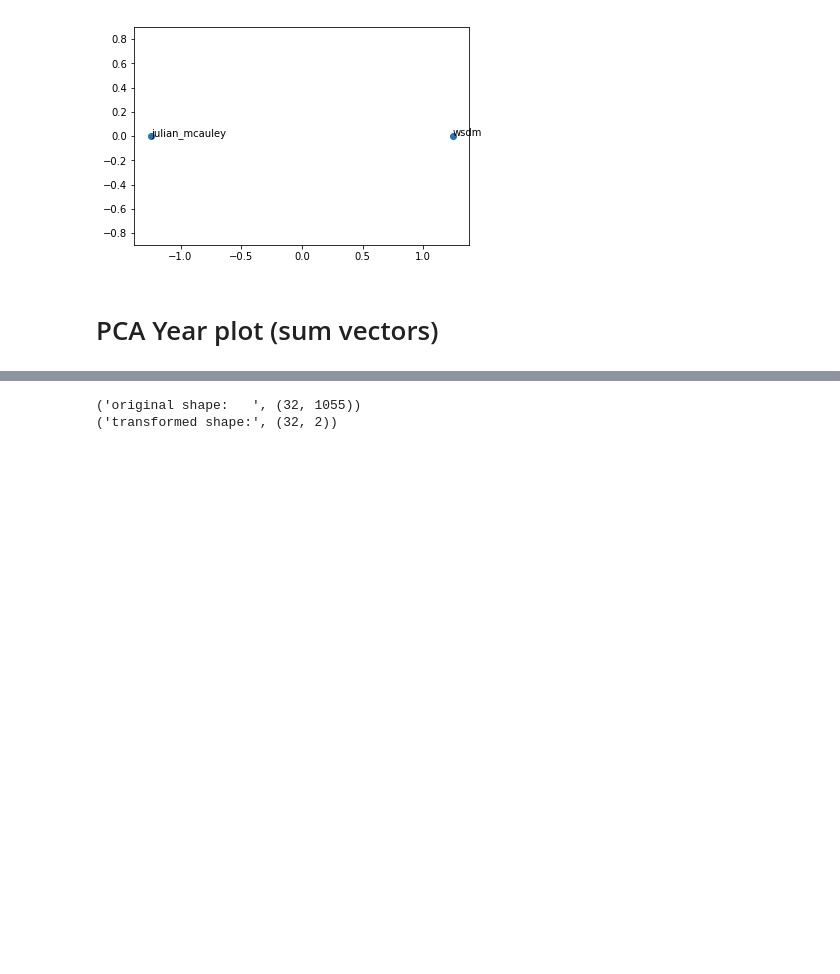
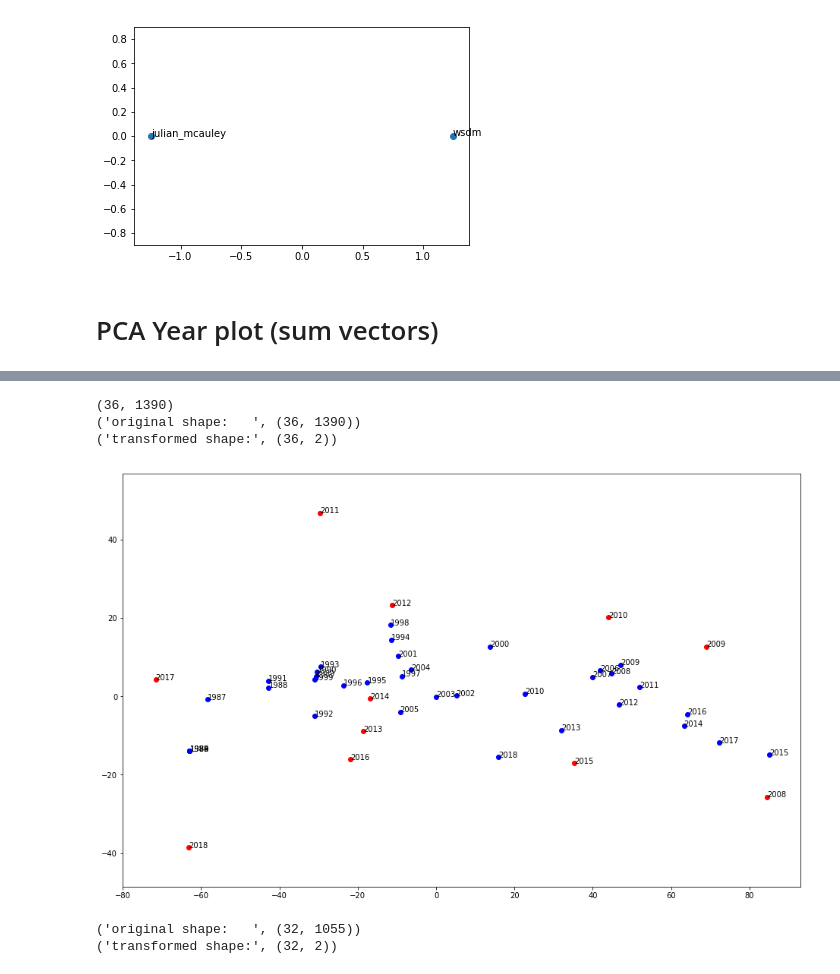
Before and after one commit to shinminjeong/citetrends, a Jupyter notebook: ent2Vec/Similarity.ipynb, the cells around one changed output, grey strips where cells are left out. Drawn from its saved outputs; the diff is of its cells as text; code cells hidden in the pictures; blank space fills up the shorter version.

```diff
--- a/ent2Vec/Similarity.ipynb
+++ b/ent2Vec/Similarity.ipynb
@@ -196,3 +197,10 @@ year_plot("julian_mcauley")
+# %%
+year_plot("pldi", "wsdm")
+# %% [output]
+(36, 1390)
+('original shape:   ', (36, 1390))
+('transformed shape:', (36, 2))
+[figure, added]
 # %%
 year_plot("pldi")
 # %% [output]
```
Also changed, not shown: parts of 4 cells of this notebook, 1 other file.
